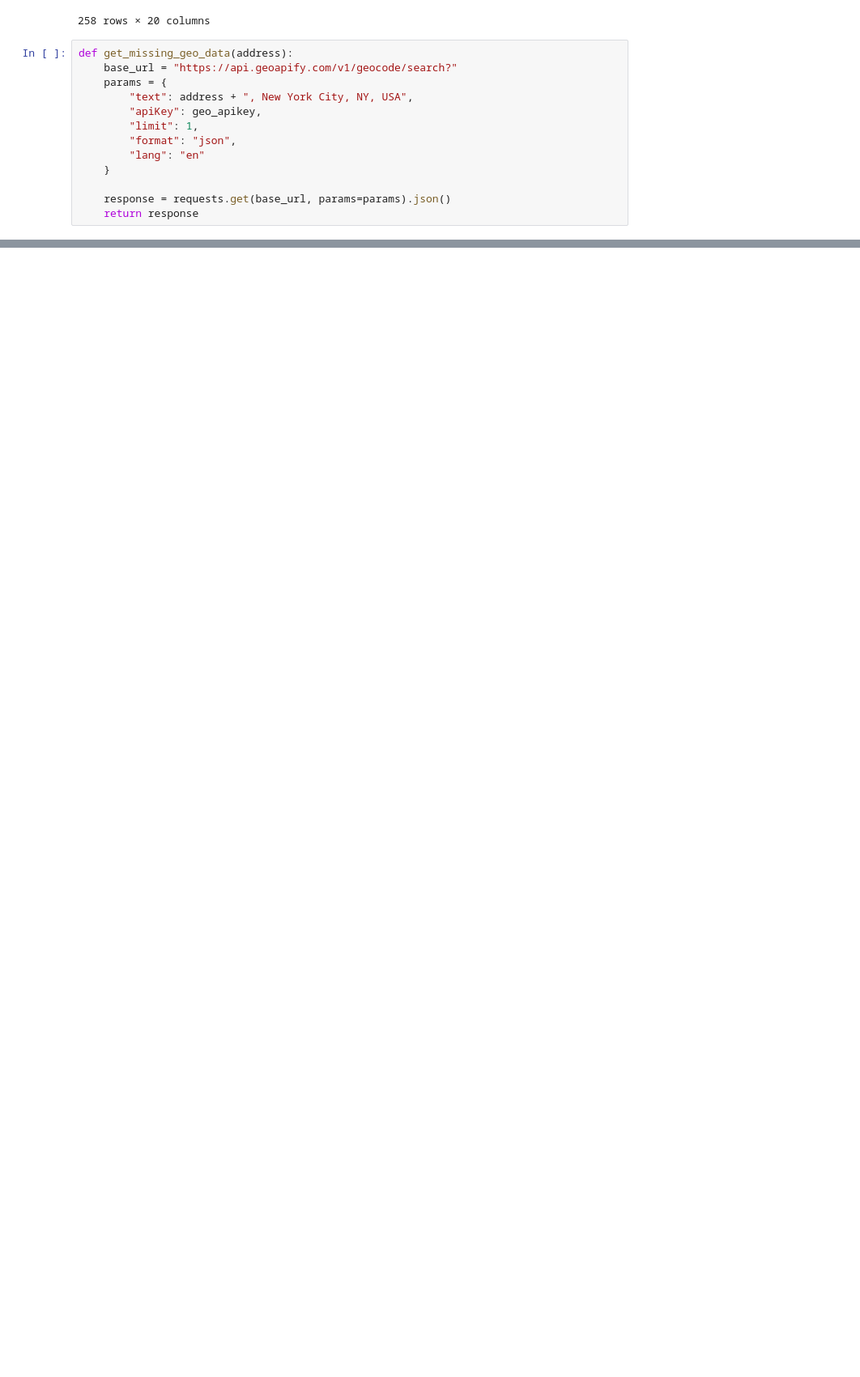
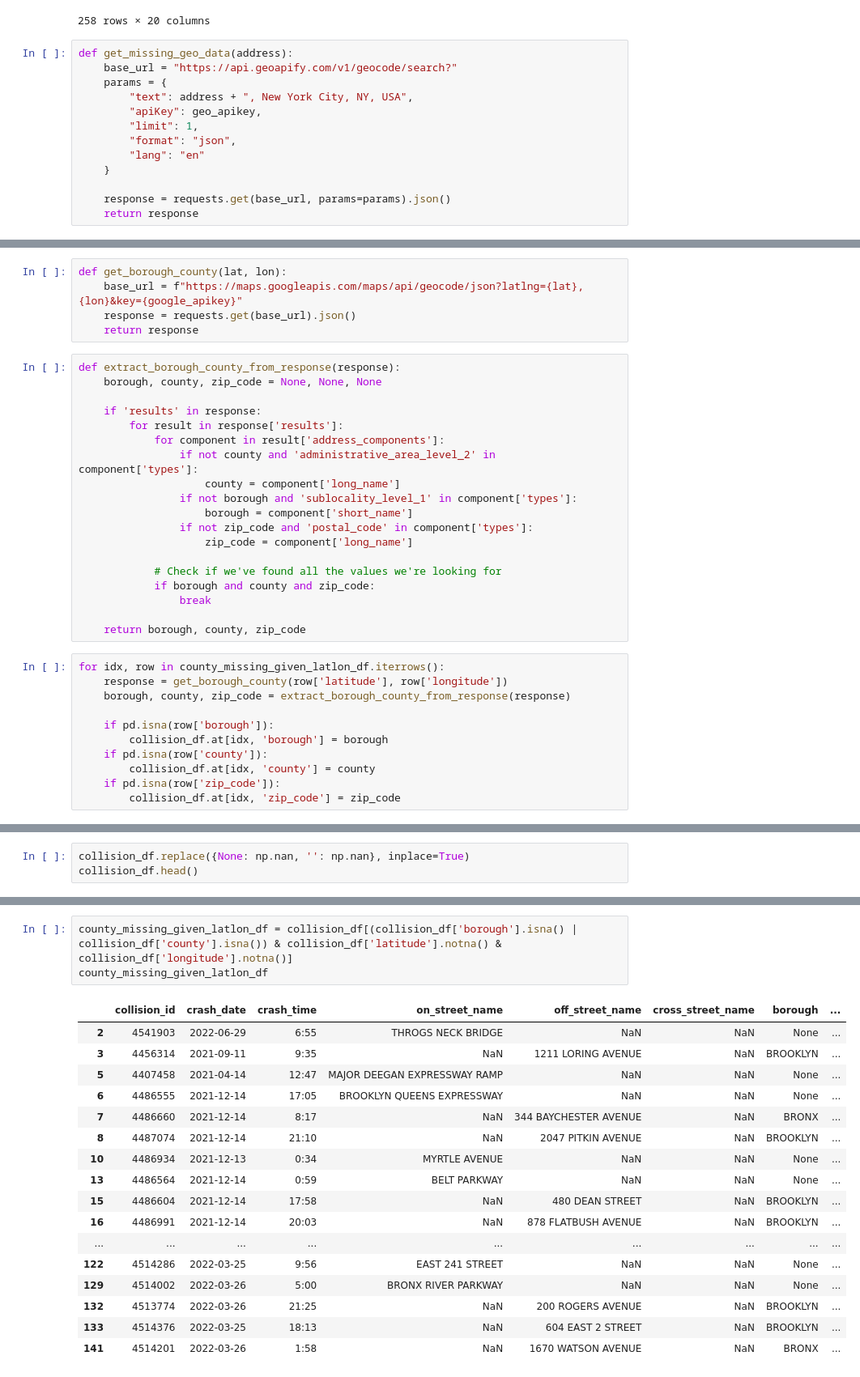
Before and after one commit to ReiannaLiu/MotorVehicleCollision, a Jupyter notebook: data_cleaning_process/collision_geo_data_cleaning.ipynb, the cells around one changed output, grey strips where cells are left out. Shown at 81% size. Saved outputs shown, nothing was run; the diff lists cells and outputs as text; blank space fills up the shorter version.

```diff
--- a/data_cleaning_process/collision_geo_data_cleaning.ipynb
+++ b/data_cleaning_process/collision_geo_data_cleaning.ipynb
@@ -72,0 +217,35 @@ for idx, row in off_street_missing_data.iterrows():
+# %%
+def get_borough_county(lat, lon):
+    base_url = f"https://maps.googleapis.com/maps/api/geocode/json?latlng={lat},{lon}&key={google_apikey}"
+    response = requests.get(base_url).json()
+    return response
+# %%
+def extract_borough_county_from_response(response):
+    borough, county, zip_code = None, None, None
+
+    if 'results' in response:
+        for result in response['results']:
+            for component in result['address_components']:
+                if not county and 'administrative_area_level_2' in component['types']:
+                    county = component['long_name']
+                if not borough and 'sublocality_level_1' in component['types']:
+                    borough = component['short_name']
+                if not zip_code and 'postal_code' in component['types']:
+                    zip_code = component['long_name']
+
+            # Check if we've found all the values we're looking for
+            if borough and county and zip_code:
+                break
+
+    return borough, county, zip_code
+# %%
+for idx, row in county_missing_given_latlon_df.iterrows():
+    response = get_borough_county(row['latitude'], row['longitude'])
+    borough, county, zip_code = extract_borough_county_from_response(response)
+
+    if pd.isna(row['borough']):
+        collision_df.at[idx, 'borough'] = borough
+    if pd.isna(row['county']):
+        collision_df.at[idx, 'county'] = county
+    if pd.isna(row['zip_code']):
+        collision_df.at[idx, 'zip_code'] = zip_code
@@ -72,0 +291,3 @@ for idx, row in off_street_missing_data.iterrows():
+# %%
+collision_df.replace({None: np.nan, '': np.nan}, inplace=True)
+collision_df.head()
@@ -72,0 +301,21 @@ for idx, row in off_street_missing_data.iterrows():
+# %%
+county_missing_given_latlon_df = collision_df[(collision_df['borough'].isna() | collision_df['county'].isna()) & collision_df['latitude'].notna() & collision_df['longitude'].notna()]
+county_missing_given_latlon_df
+# %% [output]
+|  | collision_id | crash_date | crash_time | on_street_name | off_street_name | cross_street_name | borough | ... |
+| 2 | 4541903 | 2022-06-29 | 6:55 | THROGS NECK BRIDGE | NaN | NaN | None | ... |
+| 3 | 4456314 | 2021-09-11 | 9:35 | NaN | 1211 LORING AVENUE | NaN | BROOKLYN | ... |
+| 5 | 4407458 | 2021-04-14 | 12:47 | MAJOR DEEGAN EXPRESSWAY RAMP | NaN | NaN | None | ... |
+| 6 | 4486555 | 2021-12-14 | 17:05 | BROOKLYN QUEENS EXPRESSWAY | NaN | NaN | None | ... |
+| 7 | 4486660 | 2021-12-14 | 8:17 | NaN | 344 BAYCHESTER AVENUE | NaN | BRONX | ... |
+| 8 | 4487074 | 2021-12-14 | 21:10 | NaN | 2047 PITKIN AVENUE | NaN | BROOKLYN | ... |
+| 10 | 4486934 | 2021-12-13 | 0:34 | MYRTLE AVENUE | NaN | NaN | None | ... |
+| 13 | 4486564 | 2021-12-14 | 0:59 | BELT PARKWAY | NaN | NaN | None | ... |
+| 15 | 4486604 | 2021-12-14 | 17:58 | NaN | 480 DEAN STREET | NaN | BROOKLYN | ... |
+| 16 | 4486991 | 2021-12-14 | 20:03 | NaN | 878 FLATBUSH AVENUE | NaN | BROOKLYN | ... |
+| ... | ... | ... | ... | ... | ... | ... | ... | ... |
+| 122 | 4514286 | 2022-03-25 | 9:56 | EAST 241 STREET | NaN | NaN | None | ... |
+| 129 | 4514002 | 2022-03-26 | 5:00 | BRONX RIVER PARKWAY | NaN | NaN | None | ... |
+| 132 | 4513774 | 2022-03-26 | 21:25 | NaN | 200 ROGERS AVENUE | NaN | BROOKLYN | ... |
+| 133 | 4514376 | 2022-03-25 | 18:13 | NaN | 604 EAST 2 STREET | NaN | BROOKLYN | ... |
+| 141 | 4514201 | 2022-03-26 | 1:58 | NaN | 1670 WATSON AVENUE | NaN | BRONX | ... |
```
Also changed, not shown: parts of 29 cells of this notebook, 2 other files.
